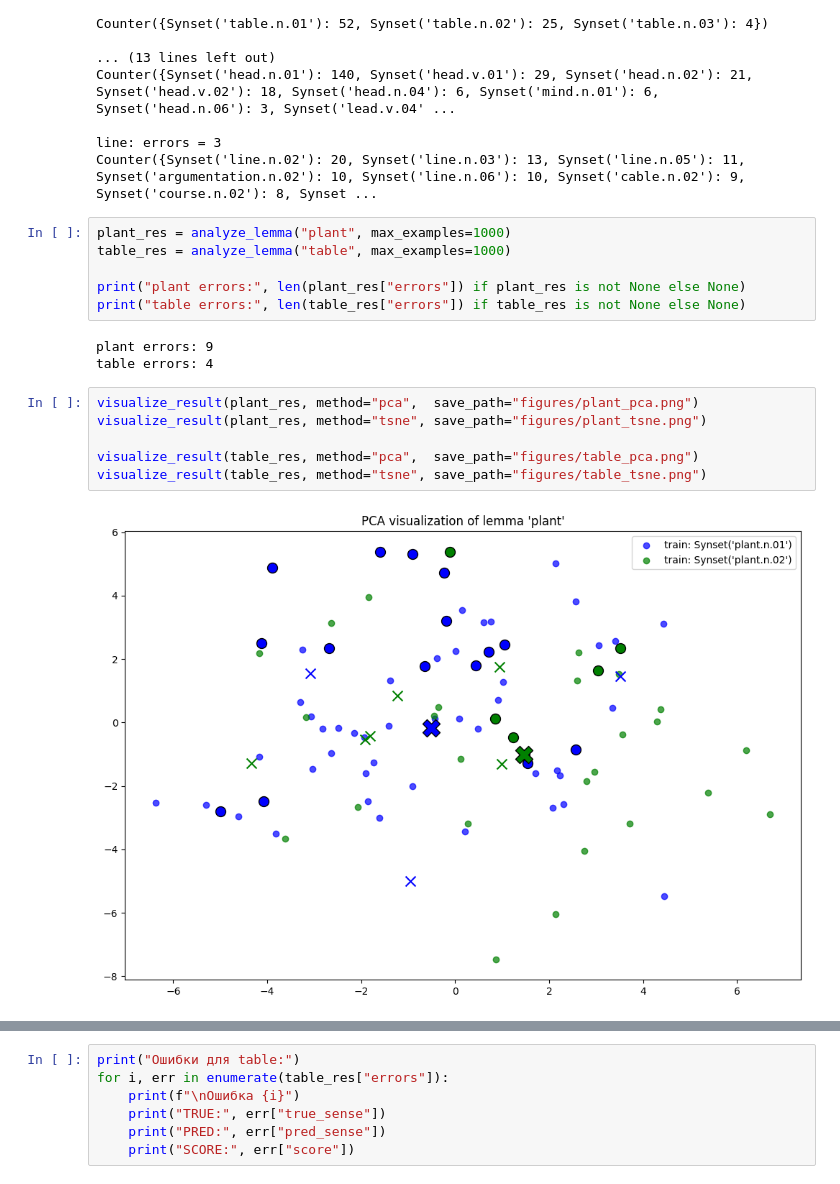
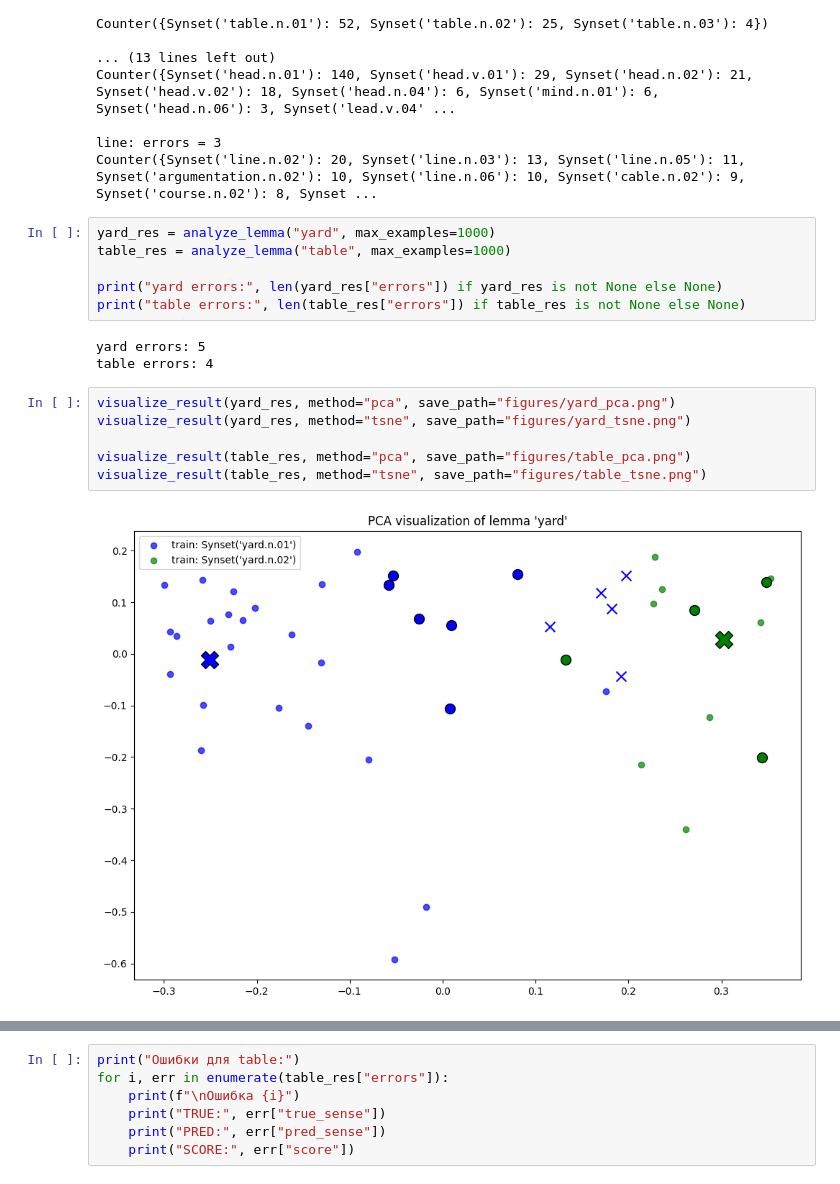
Before and after one commit to sonya-zador/wsd_project, a Jupyter notebook: wsd_final.ipynb, the cells around one changed output, grey strips where cells are left out. Drawn from its saved outputs; the diff is of its cells as text.

```diff
--- a/wsd_final.ipynb
+++ b/wsd_final.ipynb
@@ -589,19 +648,19 @@ Counter({Synset('head.n.01'): 140, Synset('head.v.01'): 29, Synset('head.n.02'):
 line: errors = 3
 Counter({Synset('line.n.02'): 20, Synset('line.n.03'): 13, Synset('line.n.05'): 11, Synset('argumentation.n.02'): 10, Synset('line.n.06'): 10, Synset('cable.n.02'): 9, Synset('course.n.02'): 8, Synset ...
 # %%
-plant_res = analyze_lemma("plant", max_examples=1000)
+yard_res = analyze_lemma("yard", max_examples=1000)
 table_res = analyze_lemma("table", max_examples=1000)
 
-print("plant errors:", len(plant_res["errors"]) if plant_res is not None else None)
+print("yard errors:", len(yard_res["errors"]) if yard_res is not None else None)
 print("table errors:", len(table_res["errors"]) if table_res is not None else None)
 # %% [output]
-plant errors: 9
+yard errors: 5
 table errors: 4
 # %%
-visualize_result(plant_res, method="pca",  save_path="figures/plant_pca.png")
-visualize_result(plant_res, method="tsne", save_path="figures/plant_tsne.png")
+visualize_result(yard_res, method="pca", save_path="figures/yard_pca.png")
+visualize_result(yard_res, method="tsne", save_path="figures/yard_tsne.png")
 
-visualize_result(table_res, method="pca",  save_path="figures/table_pca.png")
+visualize_result(table_res, method="pca", save_path="figures/table_pca.png")
 visualize_result(table_res, method="tsne", save_path="figures/table_tsne.png")
 # %% [output]
-[figure, old version]
+[figure, new version]
```
Also changed, not shown: parts of 23 cells of this notebook, 25 other files.
